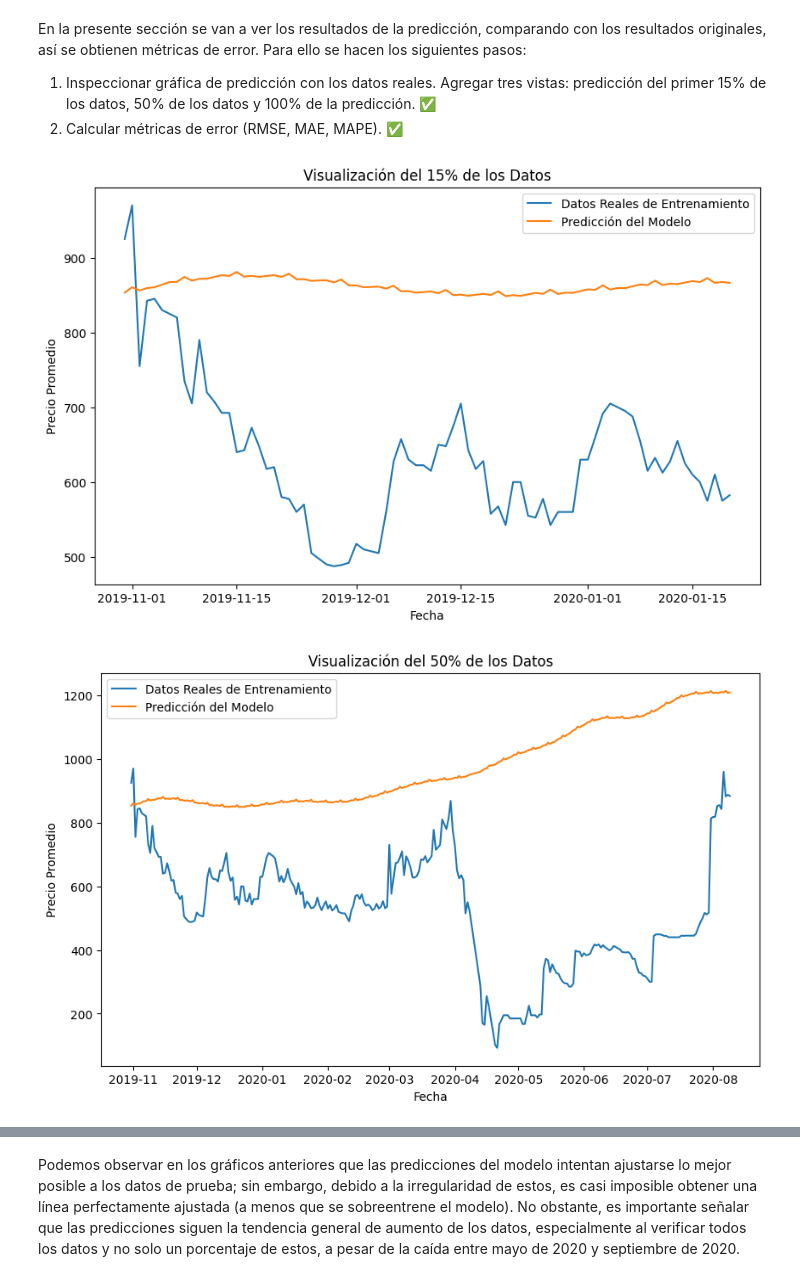
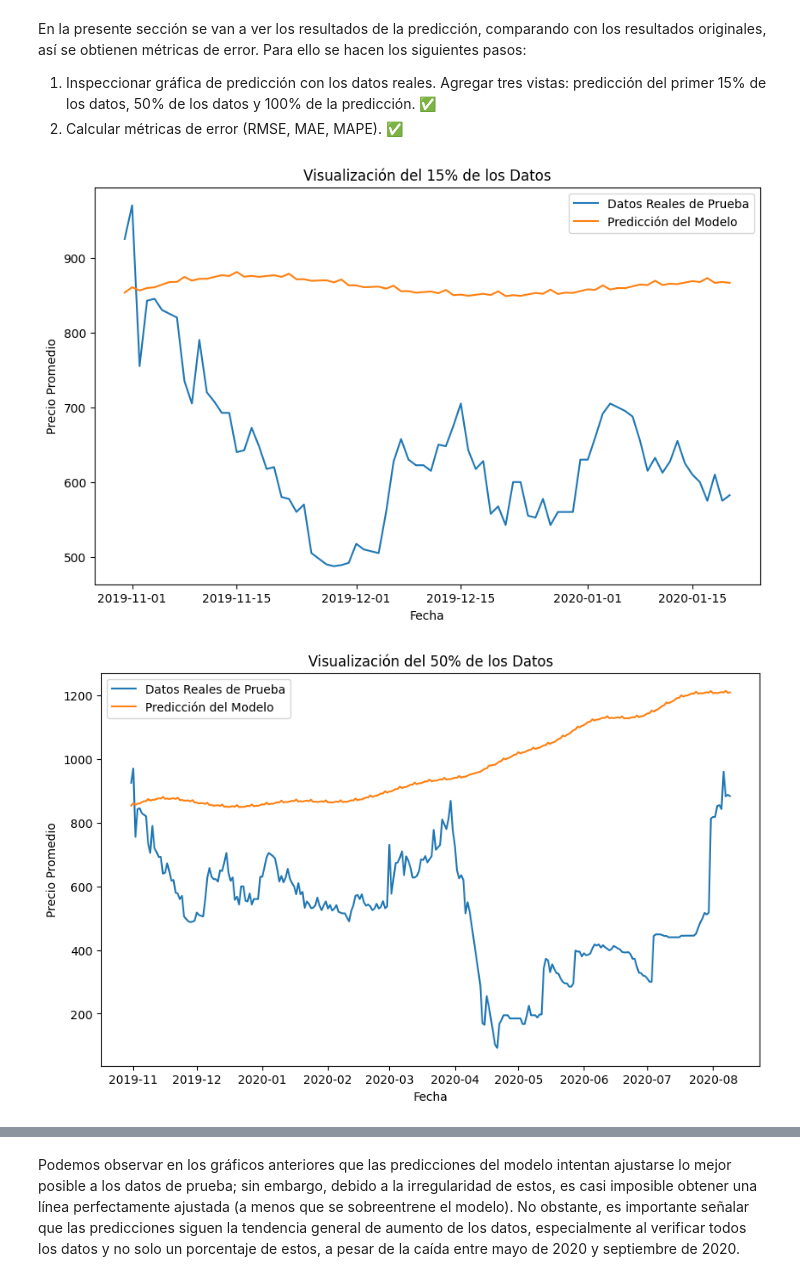
Before and after one commit to melaniejalea/Laboratorios-MDS7202, a Jupyter notebook: Laboratorio 8/Lab8.ipynb, the cells around one changed output, grey strips where cells are left out. Cells and saved outputs as stored; diff of their text form; code cells hidden in the pictures.

```diff
--- a/Laboratorio 8/Lab8.ipynb
+++ b/Laboratorio 8/Lab8.ipynb
@@ -500,26 +500,26 @@ En la presente sección se van a ver los resultados de la predicción, comparand
 # %%
 # Respuesta
 # 15% de los datos
 test_15 = int(len(df_new_test) * 0.15)
 forecast_15 = int(len(forecast) * 0.15)
 
 plt.figure(figsize=(10, 6))
-plt.plot(df_new_test['ds'][:test_15], df_new_test['y'][:test_15], label='Datos Reales de Entrenamiento')
+plt.plot(df_new_test['ds'][:test_15], df_new_test['y'][:test_15], label='Datos Reales de Prueba')
 plt.plot(forecast['ds'][:forecast_15], forecast['yhat'][:forecast_15], label='Predicción del Modelo')
 plt.title('Visualización del 15% de los Datos')
 plt.xlabel('Fecha')
 plt.ylabel('Precio Promedio')
 plt.legend()
 plt.show()
 # %% [output]
-[figure, old version]
+[figure, new version]
 # %%
 # 50% de los datos
 test_50 = int(len(df_new_test) * 0.5)
 forecast_50 = int(len(forecast) * 0.5)
 
 plt.figure(figsize=(10, 6))
-plt.plot(df_new_test['ds'][:test_50], df_new_test['y'][:test_50], label='Datos Reales de Entrenamiento')
+plt.plot(df_new_test['ds'][:test_50], df_new_test['y'][:test_50], label='Datos Reales de Prueba')
 plt.plot(forecast['ds'][:forecast_50], forecast['yhat'][:forecast_50], label='Predicción del Modelo')
 plt.title('Visualización del 50% de los Datos')
 plt.xlabel('Fecha')
@@ -527,7 +527,7 @@ plt.ylabel('Precio Promedio')
 plt.legend()
 plt.show()
 # %% [output]
-[figure, old version]
+[figure, new version]
 # %%
 # 100% de los datos
 plt.figure(figsize=(10, 6))
```
Also changed, not shown: parts of 6 cells of this notebook.
